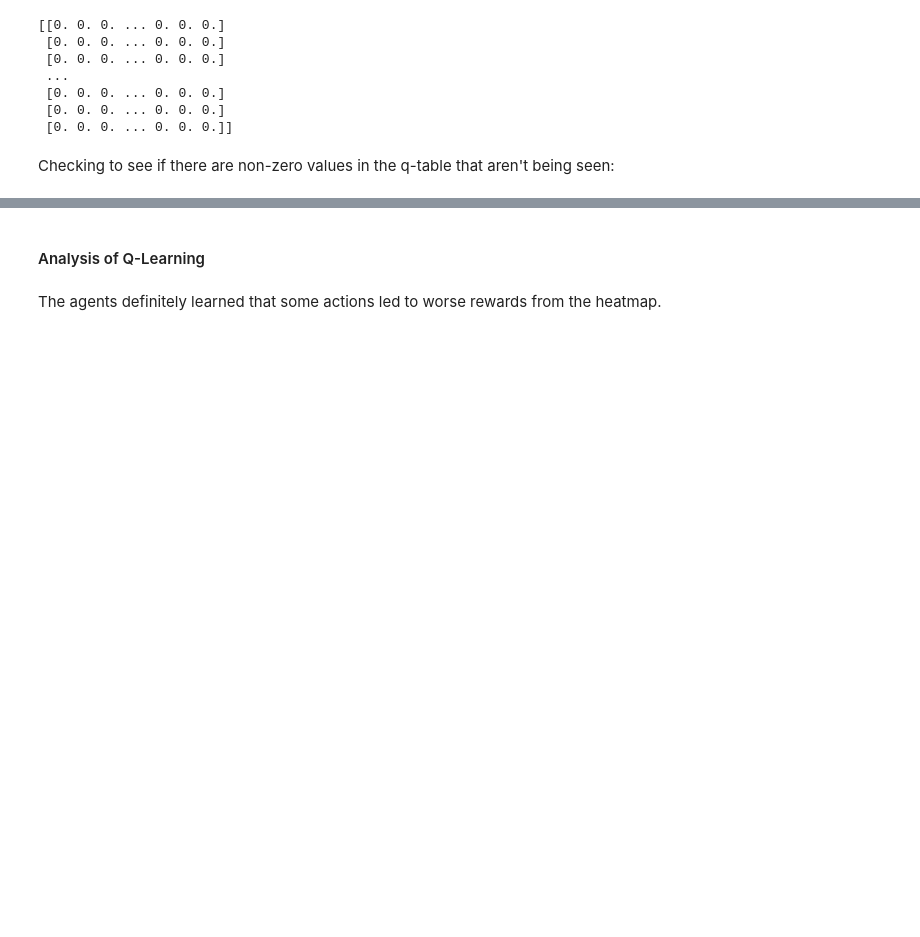
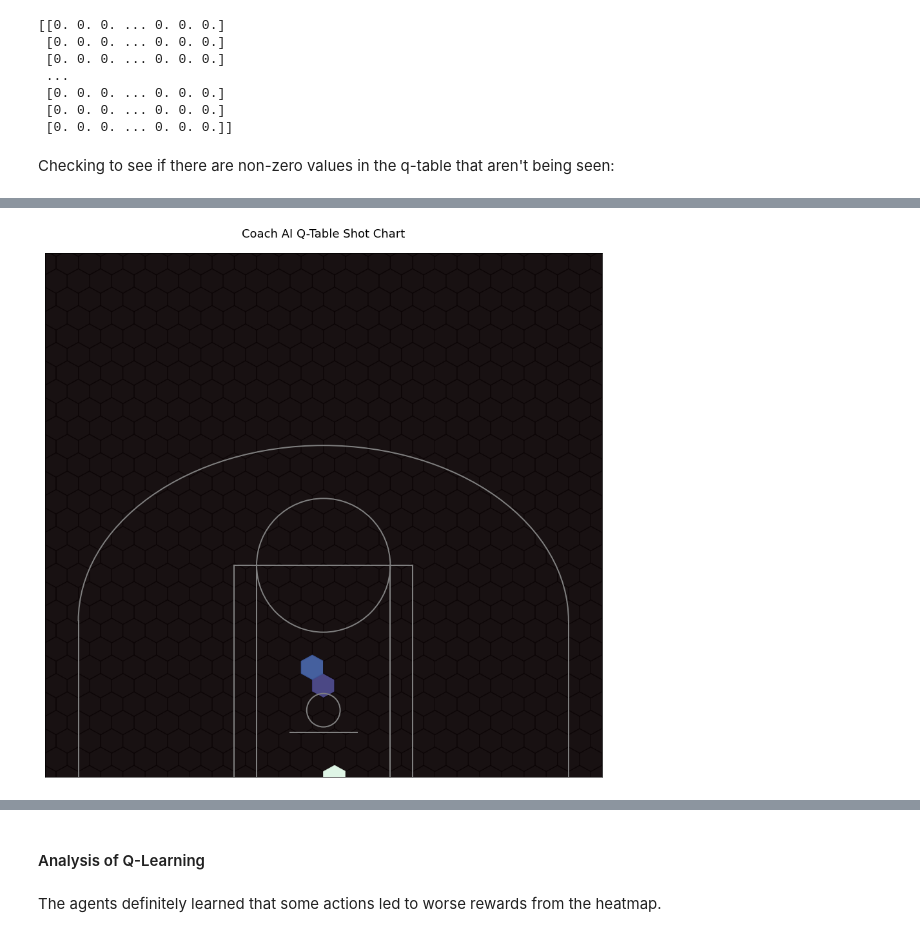
Before and after one commit to davidcholcomb/coach_ai, a Jupyter notebook: code/03_Q-Learning.ipynb, the cells around one changed output, grey strips where cells are left out. Drawn from its saved outputs; the diff is of its cells as text; code cells hidden in the pictures; blank space fills up the shorter version.

```diff
--- a/code/03_Q-Learning.ipynb
+++ b/code/03_Q-Learning.ipynb
@@ -710,4 +713,4 @@ print(q_table)
 # %% [markdown]
 Checking to see if there are non-zero values in the q-table that aren't being seen:
 # %%
-pd.DataFrame(q_table).value_counts();
+df_q = pd.DataFrame(q_table)
@@ -721,3 +775,21 @@ Text(0.5, 1.0, 'Q-table Heatmap')
+# %%
+fig = plt.figure(figsize=(4*3, 3.76*3))
+ax = fig.add_axes([0, 0, 1, 1])
+
+# Draw court
+ax = create_court(ax, 'grey')
+
+# Plot hexbin of shots
+ax.hexbin(df_q[9] // env._grid_shape[0], df_q[9] % env._grid_shape[1], gridsize=(30, 30), extent=(-300, 300, -50, 940), bins='log', cmap='mako', alpha=.95)
+
+# Annotate player name and season
+plt.title('Coach AI Q-Table Shot Chart\n', transform=ax.transAxes, ha='center', fontsize=18, pad=15)
+
+# Save and show figure
+plt.savefig('../images/AI_shot_chart.png', dpi=300, bbox_inches='tight')
+plt.show()
+# %% [output]
+[figure, added]
 # %%
 pixel_per_grid = 5
 im = Image.open('../images/Basketball_court-Model.jpg')
```
Also changed, not shown: parts of 14 cells of this notebook, 2 other files.
